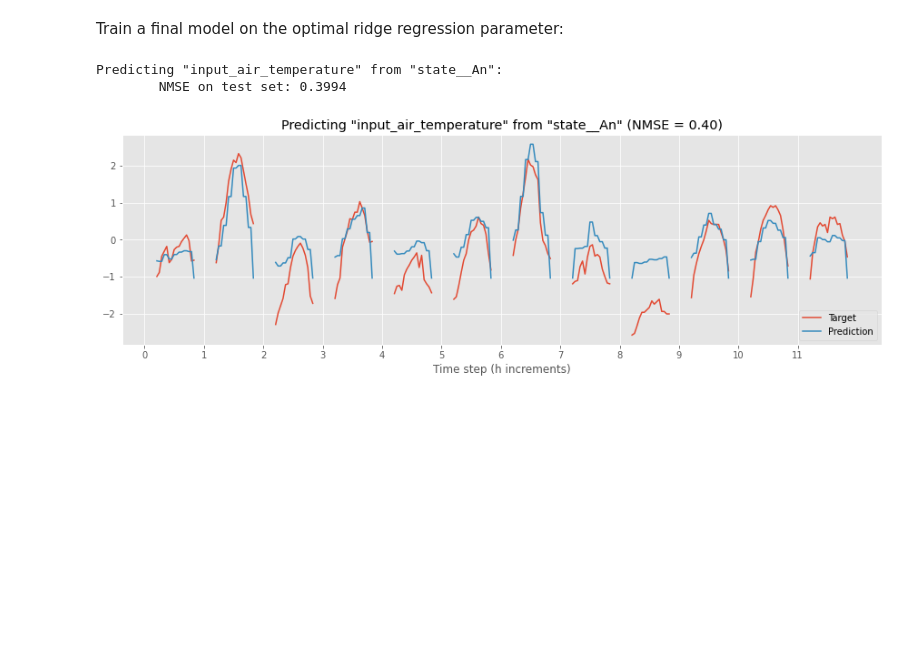
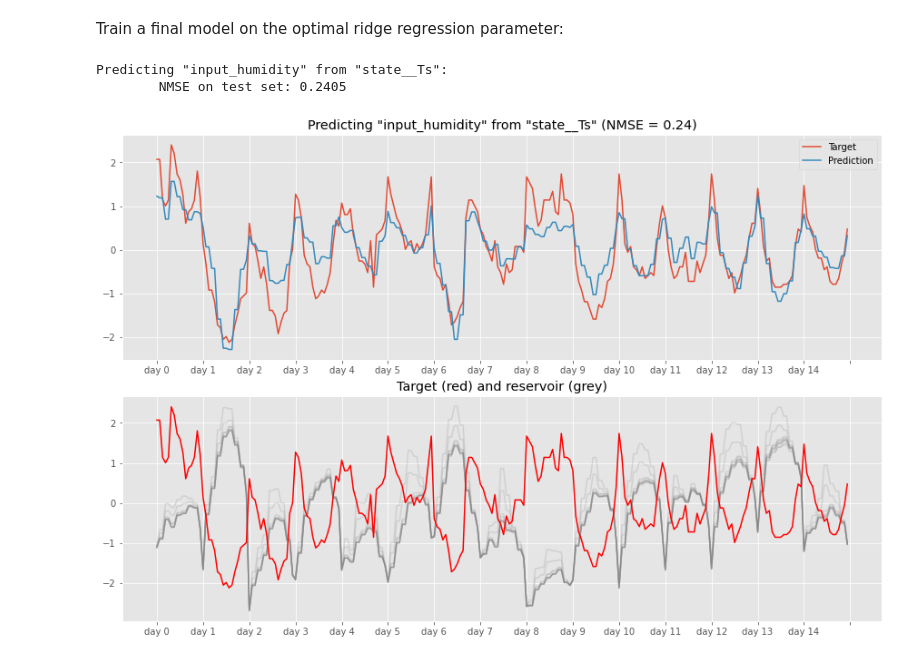
Before and after one commit to mcndt/thesis-plant-reservoir-computing, a Jupyter notebook: notebooks/rc_exploration_WheatFspm/2022_03_25A_wheatfspm_first_rc_evaluation.ipynb, the cells around one changed output. Cells and saved outputs as stored; diff of their text form; code cells hidden in the pictures; blank space fills up the shorter version.

```diff
--- a/notebooks/rc_exploration_WheatFspm/2022_03_25A_wheatfspm_first_rc_evaluation.ipynb
+++ b/notebooks/rc_exploration_WheatFspm/2022_03_25A_wheatfspm_first_rc_evaluation.ipynb
@@ -129,17 +129,21 @@ Not every observed node has a value for the given state variable (e.g. differenc
 
 To generate the reservoir time series, we need to filter out the NaN states.
 # %%
-def direct_reservoir_generator(dataset: ExperimentDataset, state_var: str, run_id):
+def direct_reservoir_generator(dataset, state_var: str, run_id):
     """Returns a function that generates the reservoir from the run id."""
     assert (
         state_var in dataset.get_state_variables()
     ), f"{state_var} not available in dataset."
 
-    state = dataset.get_state(state_var, run_id)[:max_time_step[run_id]]
+    state = dataset.get_state(state_var, run_id)[: max_time_step[run_id]]
 
     state_NaN = np.isnan(state)
-    state_col_idx = np.all(state_NaN, axis=0)
-    state = state[:, ~state_col_idx]
+    NaN_idx = np.any(state_NaN, axis=0)
+
+    state_null = np.isclose(state, 0)
+    null_idx = np.all(state_null, axis=0)
+
+    state = state[:, ~NaN_idx & ~null_idx]
 
     yield state
 
@@ -197,10 +215,12 @@ def preprocess_data(dataset, target, reservoir, warmup_steps=0, day_mask=None):
 from src.learning.preprocessing import generate_mask
 
 
-DATASET = dataset_nema_h0
-RUN_ID = 'NEMA_H0'
+DATASET = dataset_nema_h3
+RUN_ID = 'NEMA_H3'
+# DATASET = dataset_nema_h0
+# RUN_ID = 'NEMA_H0'
 
-TARGET = 'output__axes__C_exudated'
+TARGET = 'input_humidity'
 STATE_VAR = 'state__Ts'
 # TARGET = targets[0]
 # STATE_VAR = state_variables[0]
@@ -402,42 +422,51 @@ final_model = Pipeline([
 
 final_model.fit(X_train, y_train)
 
-final_score = -scorer(final_model, X_test, y_test)
+final_score = -scorer(final_model, X_test[:], y_test[:])
 
 print(f'Predicting "{TARGET}" from "{STATE_VAR}":')
 print(f'\tNMSE on test set: {final_score:.4f}')
 # %% [output]
-Predicting "input_air_temperature" from "state__An":
-        NMSE on test set: 0.3994
+Predicting "input_humidity" from "state__Ts":
+        NMSE on test set: 0.2405
 # %%
 y_hat = final_model.predict(X_test)
 
 with plt.style.context('ggplot'):
-  fig, ax = plt.subplots(1, 1, figsize=(12, 4), constrained_layout=True)
+  fig, (ax0, ax1) = plt.subplots(2, 1, figsize=(12, 8), constrained_layout=True)
 
   mask_length = DAY_MASK.sum()
   day_count = len(y_test) // mask_length
 
   series_mask = np.tile(DAY_MASK, day_count)
 
-  y_test_plot = np.empty((day_count * 24,))
-  y_pred_plot = np.empty((day_count * 24,))
+  # y_test_plot = np.empty((day_count * 24,))
+  # y_pred_plot = np.empty((day_count * 24,))
 
-  y_test_plot[series_mask] = y_test
-  y_test_plot[~series_mask] = None
-  y_pred_plot[series_mask] = y_hat
-  y_pred_plot[~series_mask] = None
+  # y_test_plot[series_mask] = y_test
+  # y_test_plot[~series_mask] = None
+  # y_pred_plot[series_mask] = y_hat
+  # y_pred_plot[~series_mask] = None
 
-  ax.plot(y_test_plot, label='Target')
-  ax.plot(y_pred_plot, label='Prediction')
+  y_test_plot = y_test[:]
+  y_pred_plot = y_hat[:]
 
-  ax.set_xticks(np.arange(0, len(y_test_plot), 24))
-  ax.set_xticklabels(np.arange(0, day_count))
+  ax0.plot(y_test_plot, label='Target')
+  ax0.plot(y_pred_plot, label='Prediction')
 
-  ax.set_title(f'Predicting "{TARGET}" from "{STATE_VAR}" (NMSE = {final_score:.2f})')
-  ax.set_xlabel('Time step (h increments)')
-  ax.legend(loc='lower right')
+  ax0.set_xticklabels([f'day {i}' for i in np.arange(0, day_count)])
+  ax0.set_xticks(np.arange(0, len(y_test_plot) + mask_length, mask_length))
+
+  ax0.set_title(f'Predicting "{TARGET}" from "{STATE_VAR}" (NMSE = {final_score:.2f})')
+  # ax0.set_xlabel('Time step (h increments)')
+  ax0.legend(loc='best')
+
+  ax1.plot(X_test, alpha=0.2, color='grey')
+  ax1.plot(y_test, color='red')
+  ax1.set_xticklabels([f'day {i}' for i in np.arange(0, day_count)])
+  ax1.set_xticks(np.arange(0, len(y_test_plot) + mask_length, mask_length))
+  ax1.set_title('Target (red) and reservoir (grey)')
 
   plt.show()
 # %% [output]
-[figure, old version]
+[figure, new version]
```
Also changed, not shown: parts of 11 cells of this notebook, 5 other files.
